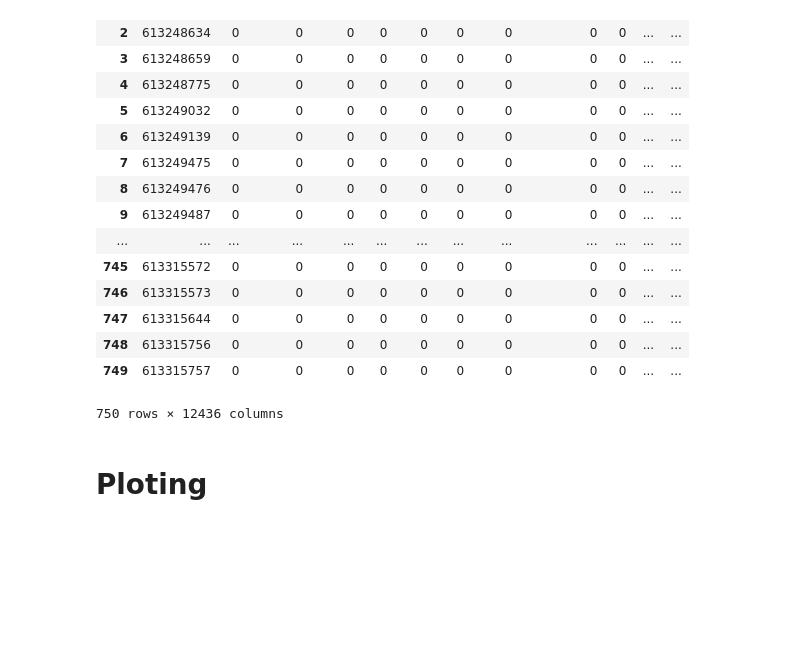
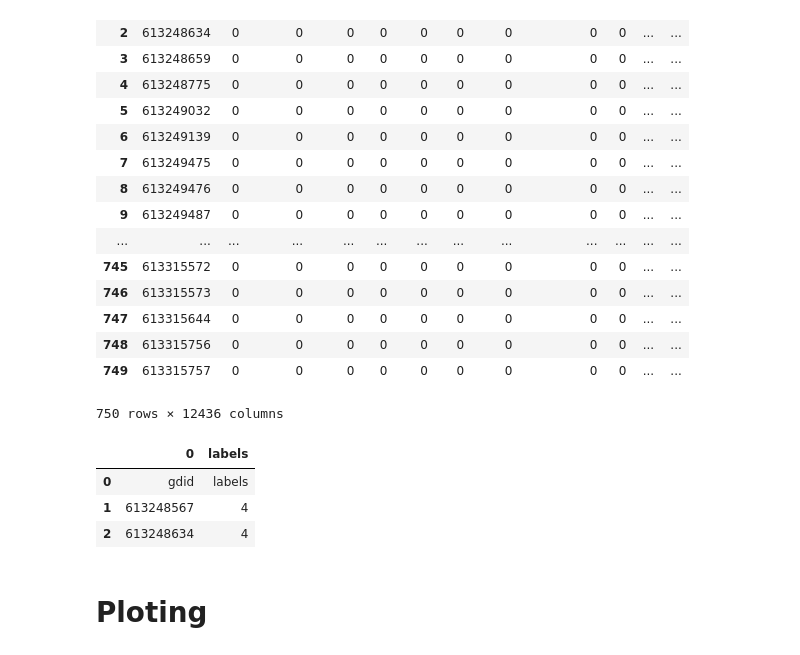
Before and after one commit to nikhilvenkatkumsetty/gdelt-2, a Jupyter notebook: Scraping Gdelt Newspaper.ipynb, the cells around one changed output. Cells and saved outputs as stored; diff of their text form; code cells hidden in the pictures; blank space fills up the shorter version.

```diff
--- a/Scraping Gdelt Newspaper.ipynb
+++ b/Scraping Gdelt Newspaper.ipynb
@@ -538,3 +538,11 @@ result
 750 rows × 12436 columns
 # %%
 result.to_csv("hasilbanget.csv", index=False, header=header_tfidf, mode='w')
+# %%
+csvNew = result.iloc[:,[0]+[-1]]
+csvNew.head(3)
+# %% [output]
+|  | 0 | labels |
+| 0 | gdid | labels |
+| 1 | 613248567 | 4 |
+| 2 | 613248634 | 4 |
```
Also changed, not shown: parts of 1 cell of this notebook.
